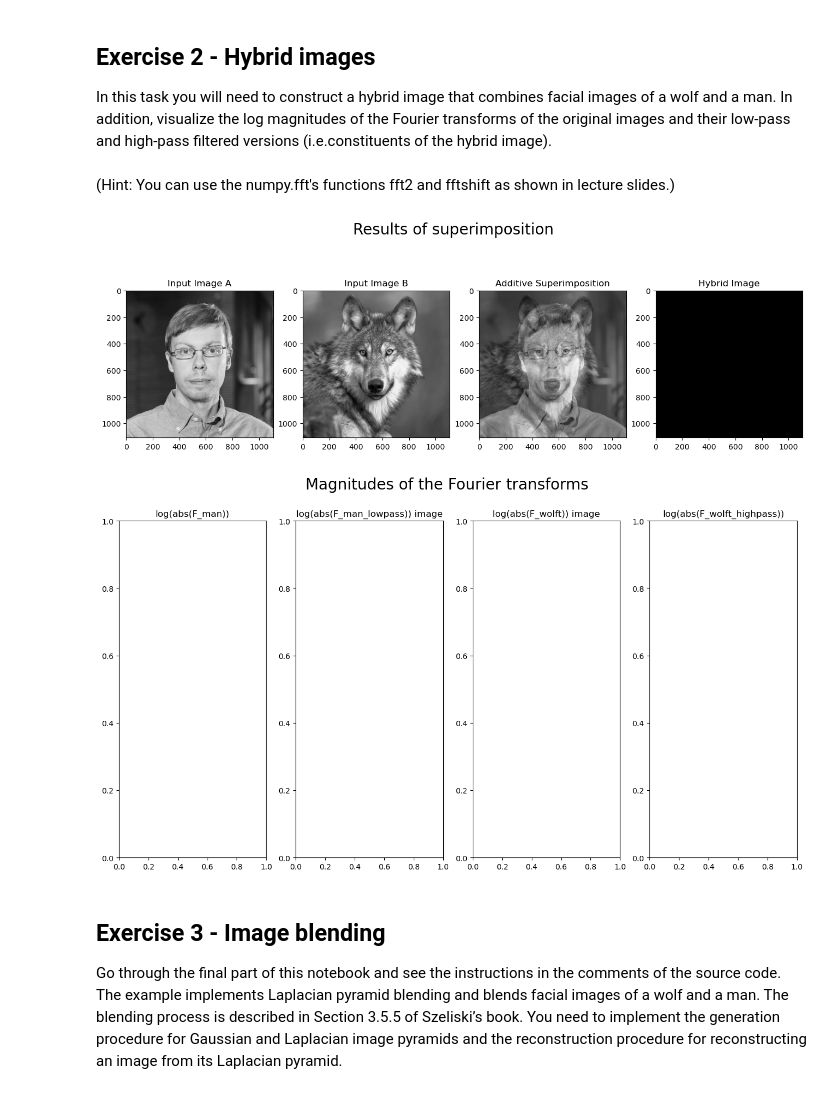
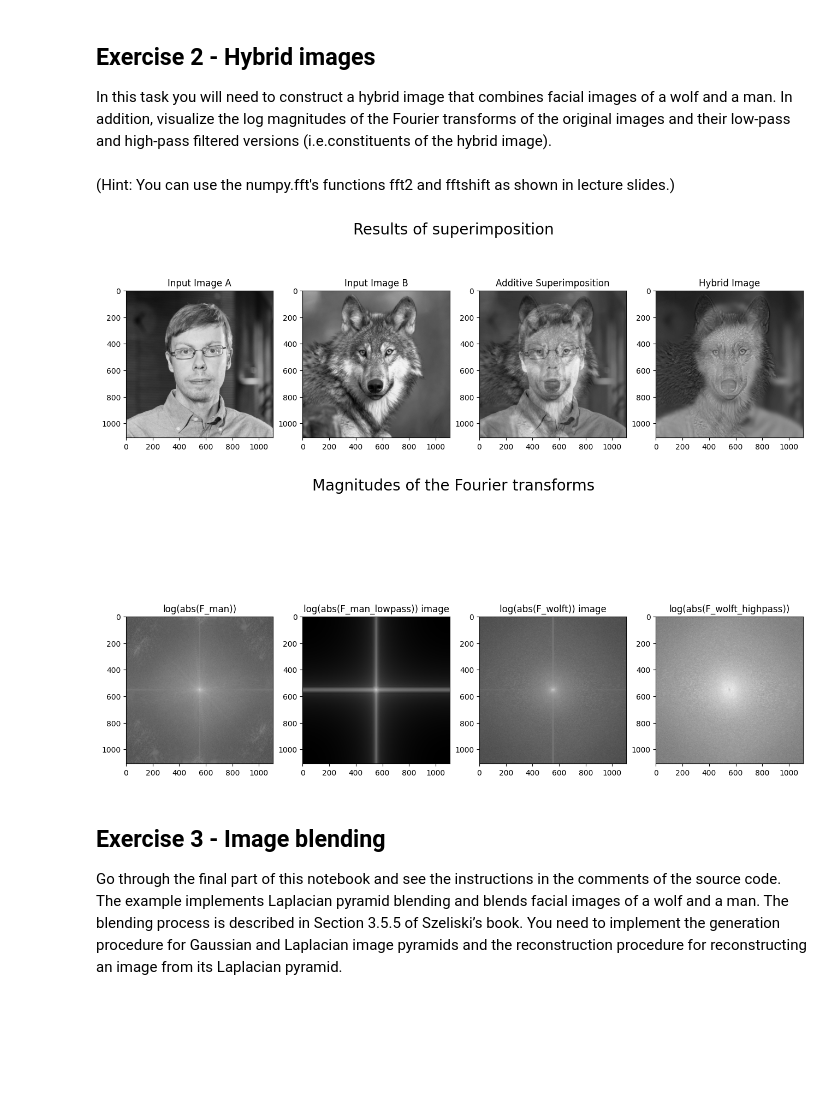
Before and after one commit to Nandu-Jagdish/CV_aalto, a Jupyter notebook: source/exercise-03/exercise3.ipynb, the cells around one changed output. Drawn from its saved outputs; the diff is of its cells as text; code cells hidden in the pictures; blank space fills up the shorter version.

```diff
--- a/source/exercise-03/exercise3.ipynb
+++ b/source/exercise-03/exercise3.ipynb
@@ -45,6 +49,10 @@ from scipy.ndimage import convolve1d as conv1
 
 from utils import rgb2gray, imnoise, add_gaussian_noise, gaussian2, affinefit
 
+#set current working directory
+# import os
+os.chdir("/workspaces/CV_aalto")
+
 # Select data directory
 
 if os.path.isdir('/coursedata'):
@@ -55,7 +63,7 @@ elif os.path.isdir('../../../coursedata'):
     course_data_dir = '../../../coursedata'
 else:
     # Docker
-    course_data_dir = '/home/jovyan/work/coursedata/'
+    course_data_dir = '/workspaces/CV_aalto/coursedata'
 
 print('The data directory is %s' % course_data_dir)
 data_dir = os.path.join(course_data_dir, 'exercise-03-data')
@@ -233,6 +353,9 @@ wolft_lowpass = gaussian_filter(wolft, sigmaB, mode='nearest')
 wolft_highpass = np.zeros(man_lowpass.shape);
 
 ##--your-code-starts-here--##
+wolft_highpass = wolft - wolft_lowpass
+
+
 
 
 
@@ -243,7 +366,8 @@ hybrid_image = np.zeros(man_lowpass.shape)
 
 ##--your-code-starts-here--##
 
-
+#blend the hight pass and low pass images
+hybrid_image = wolft_highpass + man_lowpass
 
 ##--your-code-ends-here--##
 
@@ -257,40 +381,48 @@ ax = axes.ravel()
 ax[0].imshow(man, cmap='gray')
 ax[0].set_title("Input Image A")
 ax[1].imshow(wolft, cmap='gray')
 ax[1].set_title("Input Image B")
 ax[2].imshow(additive_superimposition, cmap='gray')
 ax[2].set_title("Additive Superimposition")
 ax[3].imshow(hybrid_image, cmap='gray')
 ax[3].set_title("Hybrid Image")
 plt.subplots_adjust(top=1.2)
 plt.show()
 
 ## Finally, visualize the log magnitudes of the Fourier
 ## transforms of the original images
 
 ##--your-code-starts-here--##
 
-
+#compute the fourier transforms
+F_man = np.fft.fft2(man)
+F_man = np.fft.fftshift(F_man)
+F_man_lowpass = np.fft.fft2(man_lowpass)
+F_man_lowpass = np.fft.fftshift(F_man_lowpass)
+F_wolft = np.fft.fft2(wolft)
+F_wolft = np.fft.fftshift(F_wolft)
+F_wolft_highpass = np.fft.fft2(wolft_highpass)
+F_wolft_highpass = np.fft.fftshift(F_wolft_highpass)
 
 ##--your-code-ends-here--##
 
 fig, axes = plt.subplots(nrows=1, ncols=4, figsize=(16,8))
 plt.suptitle("Magnitudes of the Fourier transforms", fontsize=20)
 ax = axes.ravel()
 
-#ax[0].imshow(np.log(np.abs(F_man)), cmap='gray')
+ax[0].imshow(np.log(np.abs(F_man)), cmap='gray')
 ax[0].set_title("log(abs(F_man))")
-#ax[1].imshow(np.log(np.abs(F_man_lowpass)), cmap='gray')
+ax[1].imshow(np.log(np.abs(F_man_lowpass)), cmap='gray')
 ax[1].set_title("log(abs(F_man_lowpass)) image")
-#ax[2].imshow(np.log(np.abs(F_wolft)), cmap='gray')
+ax[2].imshow(np.log(np.abs(F_wolft)), cmap='gray')
 ax[2].set_title("log(abs(F_wolft)) image")
-#ax[3].imshow(np.log(np.abs(F_wolft_highpass)), cmap='gray')
+ax[3].imshow(np.log(np.abs(F_wolft_highpass)), cmap='gray')
 ax[3].set_title("log(abs(F_wolft_highpass))")
 #plt.subplots_adjust(top=1.2)
 plt.show()
 # %% [output]
-[figure, old version]
+[figure, new version]
-[figure, old version]
+[figure, new version]
 # %% [markdown]
 ## Exercise 3 - Image blending
 Go through the final part of this notebook and see the instructions in the comments of the source code. The example  implements Laplacian pyramid blending and blends facial images of a wolf and a man. The blending process is described  in Section 3.5.5 of Szeliski’s book. You need to implement the generation procedure for Gaussian and Laplacian image pyramids and the reconstruction procedure for reconstructing an image from its Laplacian pyramid.
```
Also changed, not shown: parts of 9 cells of this notebook, 1 other file.
